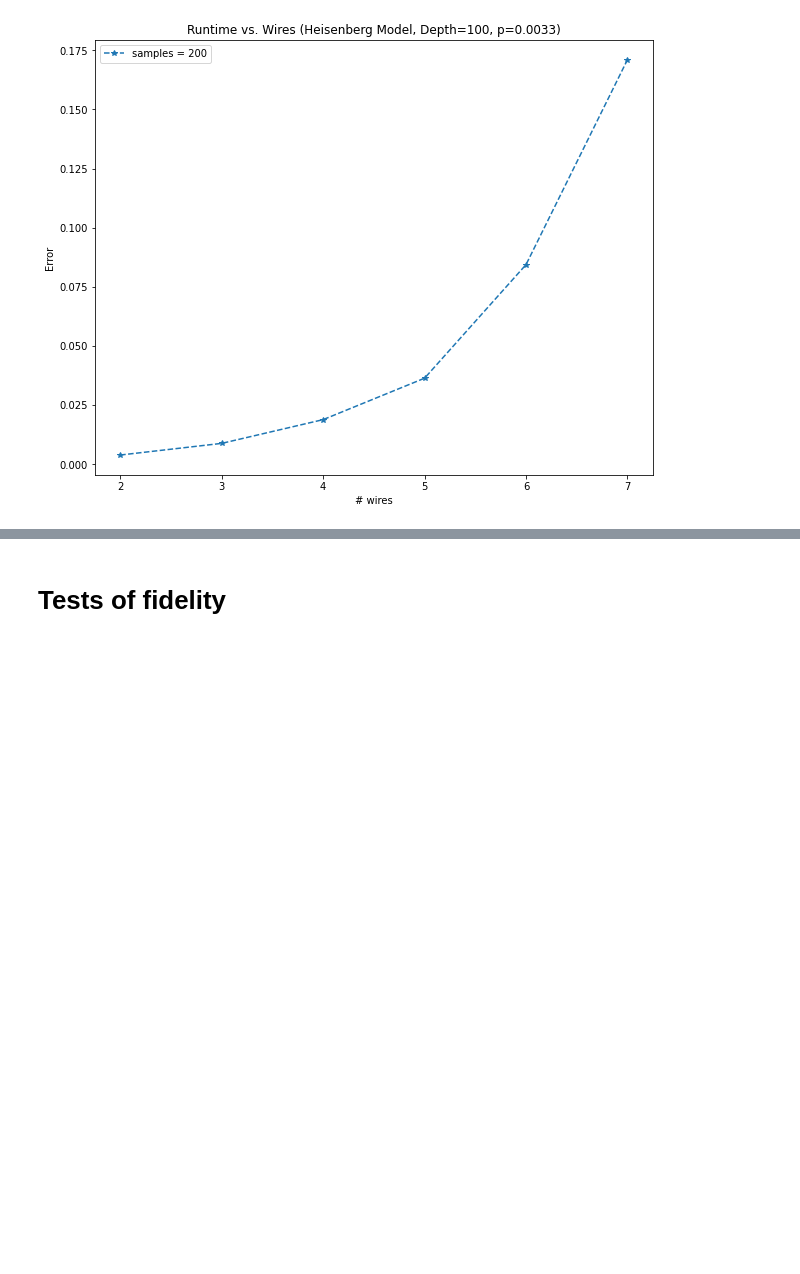
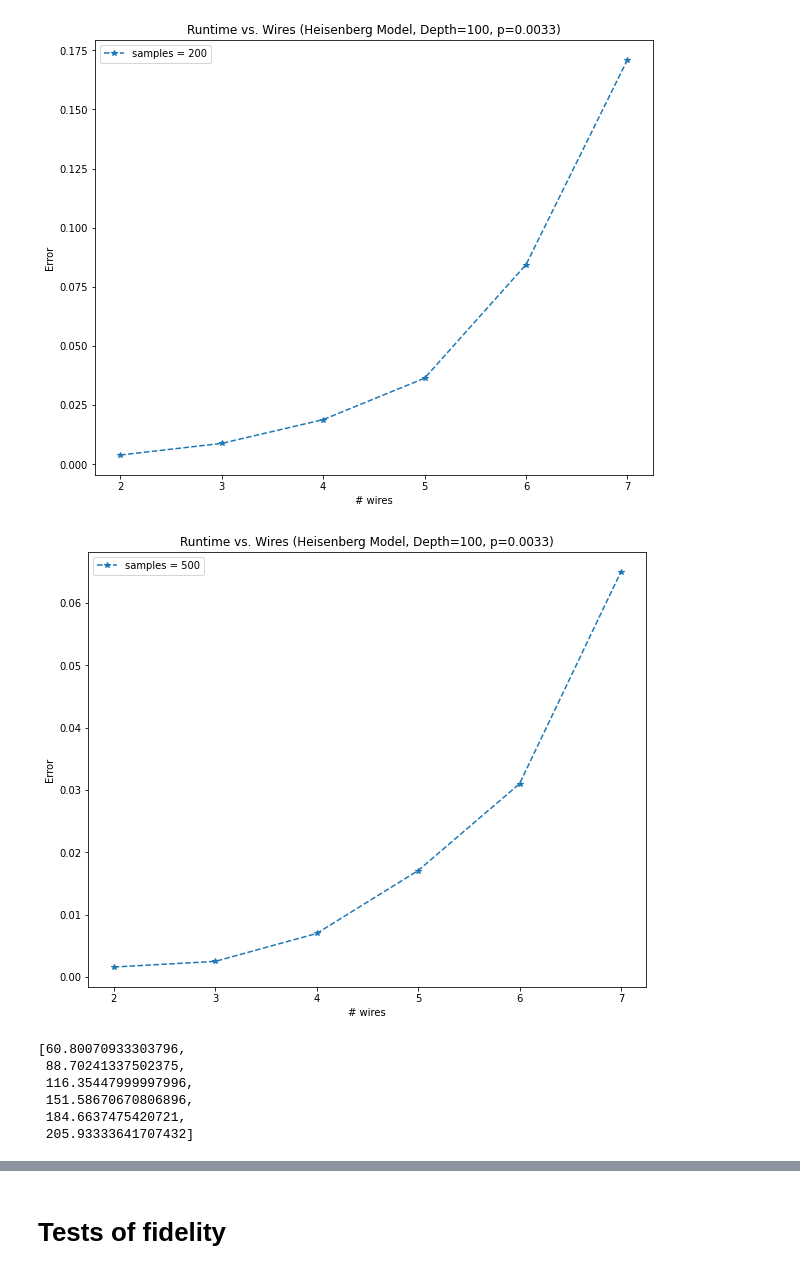
Before and after one commit to aaronleesander/QHack2023, a Jupyter notebook: emiliano/density_vs_sv/runtime_analysis.ipynb, the cells around one changed output, grey strips where cells are left out. Cells and saved outputs as stored; diff of their text form; code cells hidden in the pictures; blank space fills up the shorter version.

```diff
--- a/emiliano/density_vs_sv/runtime_analysis.ipynb
+++ b/emiliano/density_vs_sv/runtime_analysis.ipynb
@@ -133,3 +133,35 @@ plt.legend()
 plt.show()
 # %% [output]
 [figure]
+# %%
+p=0.0033
+_, ideal_dm = calculate_heisenberg_runtime_fidelity_vs_qubits("default.mixed", num_wires_list, couplings, T, depth, p=p)
+samples_conv = [500]
+errors_s_500= []
+for s in samples_conv:
+    _, states_sv = calculate_heisenberg_runtime_fidelity_vs_qubits("lightning.qubit", num_wires_list, couplings, T, depth, p=p, samples=s)
+    errors_s_500.append([calculate_error(states_sv[i], ideal_dm[i]) for i in range(len(states_sv))])
+# %%
+plt.figure(figsize=[10, 8])
+
+plt.title(f"Runtime vs. Wires (Heisenberg Model, Depth={depth}, p={p})")
+plt.xlabel("# wires")
+plt.ylabel("Error")
+for i in range(len(errors_s_500)):
+    plt.plot(num_wires_list, errors_s_500[i], marker='*', linestyle='--', label=f'samples = {samples_conv[i]}')
+
+plt.savefig(f"error_vs_qubits_500samples.pdf", format="pdf", bbox_inches='tight')
+plt.legend()
+plt.show()
+# %% [output]
+[figure, added]
+# %%
+time500 = _
+time500
+# %% [output]
+[60.80070933303796,
+ 88.70241337502375,
+ 116.35447999997996,
+ 151.58670670806896,
+ 184.6637475420721,
+ 205.93333641707432]
```
Also changed, not shown: parts of 18 cells of this notebook, 5 other files.
